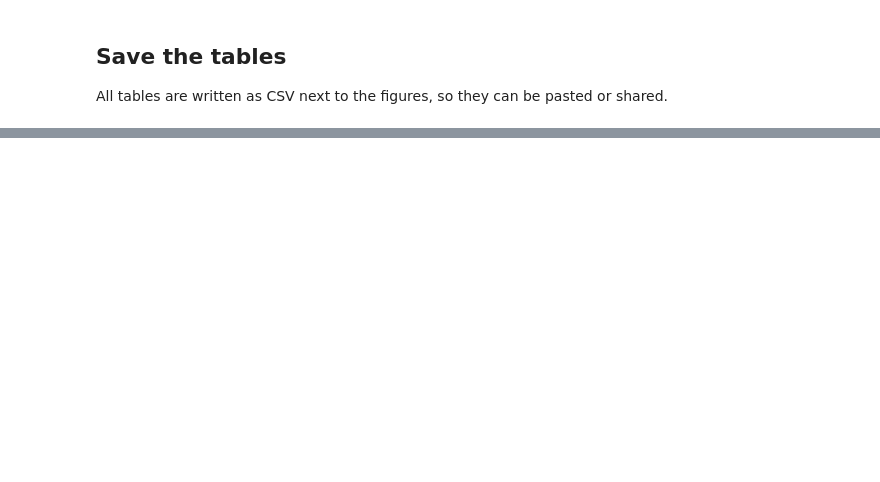
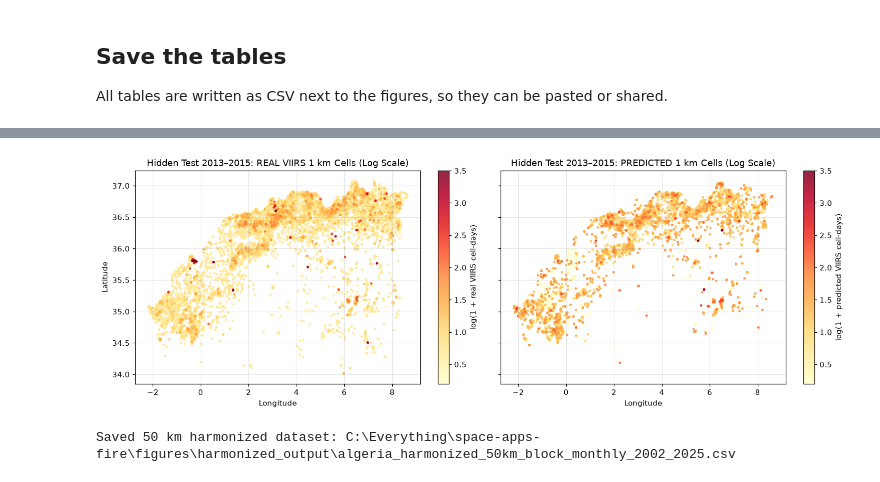
Before and after one commit to BEramZZZ/space-apps-fire, a Jupyter notebook: notebooks/harmonization_experiments_algeria.ipynb, the cells around one changed output, grey strips where cells are left out. Drawn from its saved outputs; the diff is of its cells as text; code cells hidden in the pictures; blank space fills up the shorter version.

```diff
--- a/notebooks/harmonization_experiments_algeria.ipynb
+++ b/notebooks/harmonization_experiments_algeria.ipynb
@@ -629,0 +1571,69 @@ print("total time:", round((time.time() - T0) / 60, 1), "minutes")
+# %%
+import numpy as np
+import pandas as pd
+import matplotlib.pyplot as plt
+
+# 1. Cap stationary industrial outliers mislabelled as type 0 (max 15 fire days/month in a single 1 km cell)
+cell_1km_df["m_1km_capped"] = cell_1km_df["m_1km_celldays"].clip(upper=15.0)
+cell_1km_df["raw_weight"] = cell_1km_df["m_1km_capped"] + LAMBDA_PRIOR * cell_1km_df["P_c"]
+weight_sum = cell_1km_df.groupby(["by", "bx", "ym"])["raw_weight"].transform("sum")
+cell_1km_df["w_cm"] = cell_1km_df["raw_weight"] / weight_sum
+cell_1km_df["pred_viirs_1km"] = cell_1km_df["pred_tweedie_quad"] * cell_1km_df["w_cm"]
+
+# 2. Validate 1 km Downscaling on Hidden Test (2013-2015): Predicted 1 km vs. Real VIIRS 1 km
+test_pred_1km = (
+    cell_1km_df[(cell_1km_df["year"] >= 2013) & (cell_1km_df["year"] <= 2015) & (cell_1km_df["lat_1km"] >= 34.0)]
+    .groupby(["cy", "cx", "lat_1km", "lon_1km"])["pred_viirs_1km"]
+    .sum()
+    .reset_index()
+)
+
+test_real_1km = (
+    v_1km[(v_1km["ym"] >= "2013-01") & (v_1km["ym"] <= "2015-12")]
+    .assign(lat_1km=lambda d: (d["cy"] + 0.5) * 0.01, lon_1km=lambda d: (d["cx"] + 0.5) * 0.01)
+)
+test_real_1km = (
+    test_real_1km[test_real_1km["lat_1km"] >= 34.0]
+    .groupby(["cy", "cx", "lat_1km", "lon_1km"])["v_1km_celldays"]
+    .sum()
+    .reset_index()
+)
+
+# Plot Hidden Test (2013-2015) 1 km Spatial Comparison
+p_plot = test_pred_1km[test_pred_1km["pred_viirs_1km"] >= 0.2].sort_values("pred_viirs_1km")
+r_plot = test_real_1km[test_real_1km["v_1km_celldays"] >= 1].sort_values("v_1km_celldays")
+
+fig, axes = plt.subplots(1, 2, figsize=(14, 4.8), sharex=True, sharey=True)
+vmin, vmax = 0.2, 3.5
+
+sc0 = axes[0].scatter(r_plot["lon_1km"], r_plot["lat_1km"], c=np.log1p(r_plot["v_1km_celldays"]),
+                      cmap="YlOrRd", vmin=vmin, vmax=vmax, s=5, alpha=0.85)
+axes[0].set_title("Hidden Test 2013–2015: REAL VIIRS 1 km Cells (Log Scale)")
+axes[0].set_xlabel("Longitude"); axes[0].set_ylabel("Latitude")
+plt.colorbar(sc0, ax=axes[0], label="log(1 + real VIIRS cell-days)")
+
+sc1 = axes[1].scatter(p_plot["lon_1km"], p_plot["lat_1km"], c=np.log1p(p_plot["pred_viirs_1km"]),
+                      cmap="YlOrRd", vmin=vmin, vmax=vmax, s=5, alpha=0.85)
+axes[1].set_title("Hidden Test 2013–2015: PREDICTED 1 km Cells (Log Scale)")
+axes[1].set_xlabel("Longitude")
+plt.colorbar(sc1, ax=axes[1], label="log(1 + predicted VIIRS cell-days)")
+
+plt.tight_layout()
+plt.show()
+
+# 3. Export Unified Harmonized Dataset (2002-2012 Predicted VIIRS + 2013-2025 Real VIIRS)
+out_dir = FIGDIR / "harmonized_output"
+out_dir.mkdir(exist_ok=True)
+
+# (a) 50 km Block-Month Harmonized Series (2002-2025)
+harmonized_50km = full_df[["by", "bx", "ym", "year", "month", "modis_celldays", "viirs_celldays", "pred_tweedie_quad"]].copy()
+harmonized_50km["harmonized_viirs_celldays"] = np.where(
+    harmonized_50km["year"] <= 2012,
+    harmonized_50km["pred_tweedie_quad"],
+    harmonized_50km["viirs_celldays"]
+)
+harmonized_50km.to_csv(out_dir / "algeria_harmonized_50km_block_monthly_2002_2025.csv", index=False)
+print("Saved 50 km harmonized dataset:", (out_dir / "algeria_harmonized_50km_block_monthly_2002_2025.csv").resolve())
+# %% [output]
+[figure, added]
+Saved 50 km harmonized dataset: C:\Everything\space-apps-fire\figures\harmonized_output\algeria_harmonized_50km_block_monthly_2002_2025.csv
```
Also changed, not shown: parts of 22 cells of this notebook, 26 other files.
